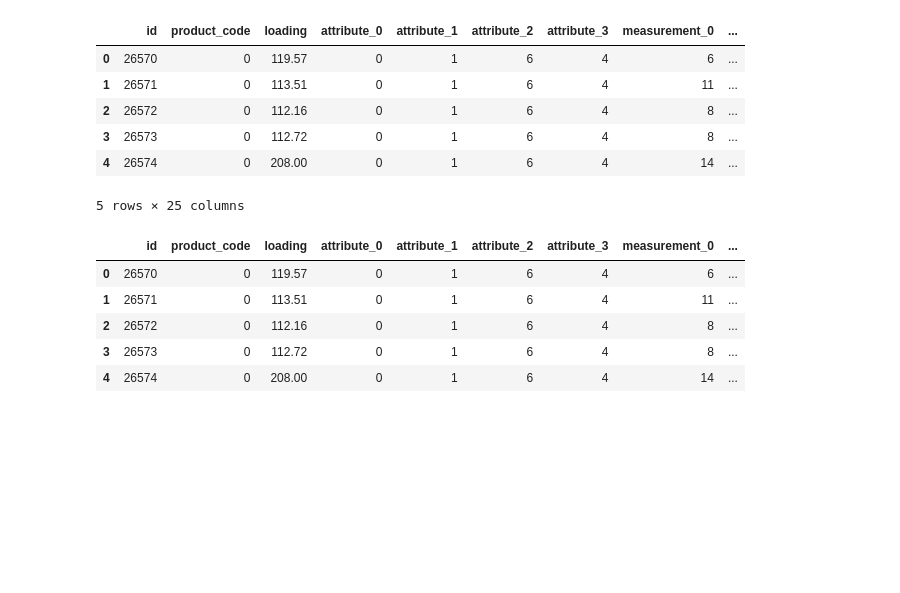
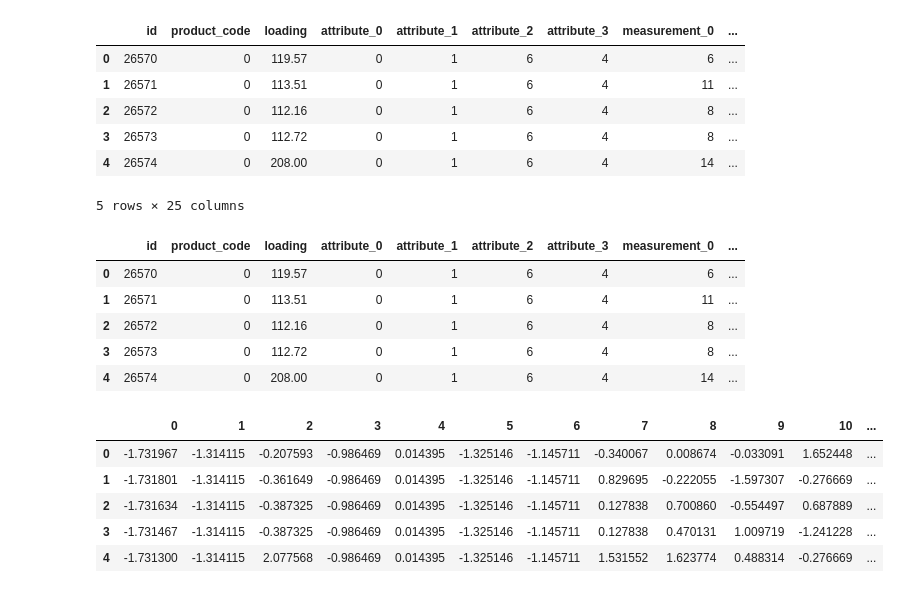
Before and after one commit to M-Naghshbandi/Product-Failure---T-P-Series---Aug-2022, a Jupyter notebook: product-failure-t-p-series-aug-2022.ipynb, the cells around one changed output. Saved outputs shown, nothing was run; the diff lists cells and outputs as text; code cells hidden in the pictures; blank space fills up the shorter version.

```diff
--- a/product-failure-t-p-series-aug-2022.ipynb
+++ b/product-failure-t-p-series-aug-2022.ipynb
@@ -143 +141,3 @@ y=df_train['failure']
+# %%
+scaler=StandardScaler()
 # %%
@@ -336,0 +341,9 @@ df_test.head()
+# %%
+X1.head()
+# %% [output]
+|  | 0 | 1 | 2 | 3 | 4 | 5 | 6 | 7 | 8 | 9 | 10 | ... |
+| 0 | -1.731967 | -1.314115 | -0.207593 | -0.986469 | 0.014395 | -1.325146 | -1.145711 | -0.340067 | 0.008674 | -0.033091 | 1.652448 | ... |
+| 1 | -1.731801 | -1.314115 | -0.361649 | -0.986469 | 0.014395 | -1.325146 | -1.145711 | 0.829695 | -0.222055 | -1.597307 | -0.276669 | ... |
+| 2 | -1.731634 | -1.314115 | -0.387325 | -0.986469 | 0.014395 | -1.325146 | -1.145711 | 0.127838 | 0.700860 | -0.554497 | 0.687889 | ... |
+| 3 | -1.731467 | -1.314115 | -0.387325 | -0.986469 | 0.014395 | -1.325146 | -1.145711 | 0.127838 | 0.470131 | 1.009719 | -1.241228 | ... |
+| 4 | -1.731300 | -1.314115 | 2.077568 | -0.986469 | 0.014395 | -1.325146 | -1.145711 | 1.531552 | 1.623774 | 0.488314 | -0.276669 | ... |
```
Also changed, not shown: parts of 12 cells of this notebook.
